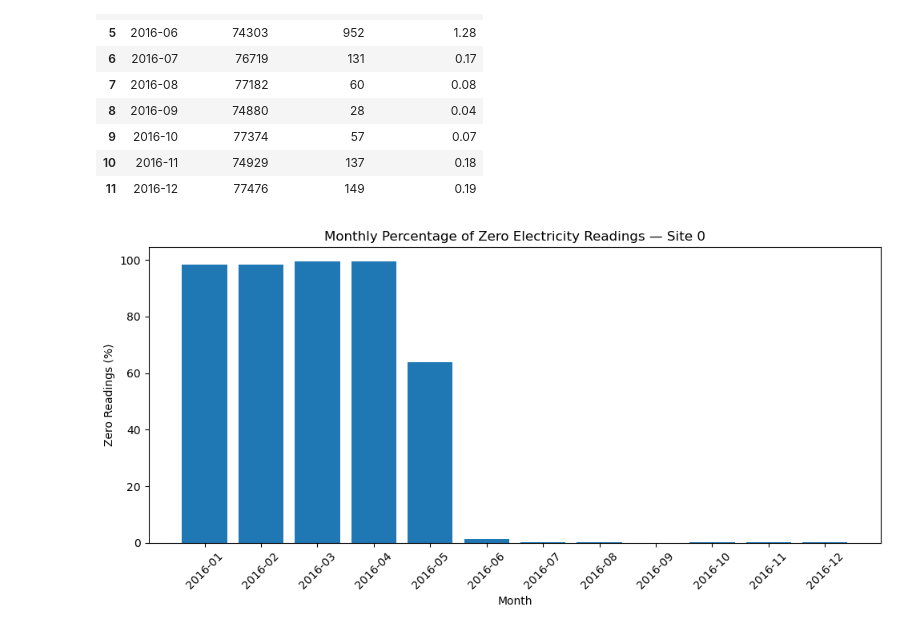
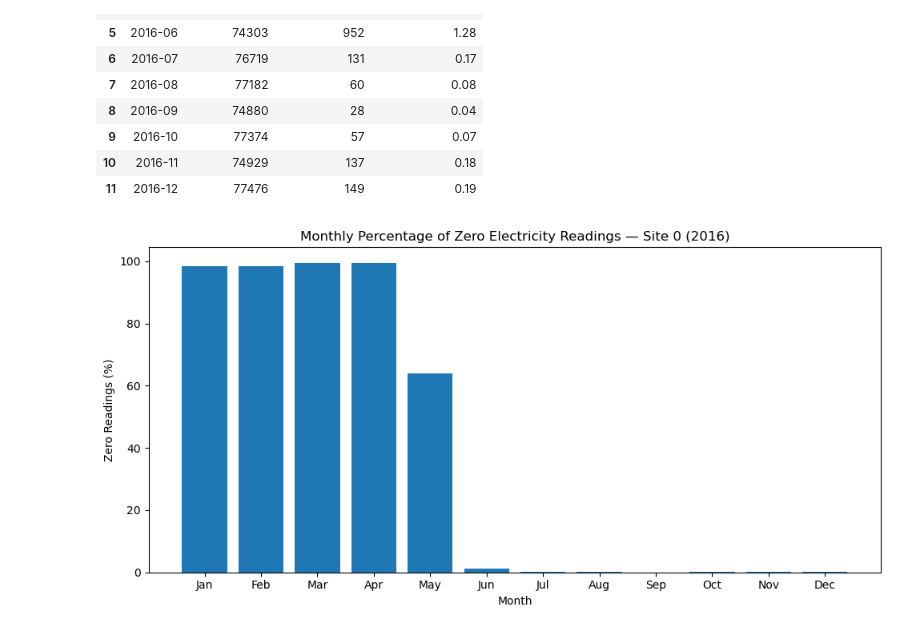
Before and after one commit to fahad9993/bigdata, a Jupyter notebook: notebooks/01_Data_Inspection.ipynb, the cells around one changed output. Saved outputs shown, nothing was run; the diff lists cells and outputs as text; code cells hidden in the pictures.

Commit message:
Abbreviate months on Site 0 zero readings chart

```diff
--- a/notebooks/01_Data_Inspection.ipynb
+++ b/notebooks/01_Data_Inspection.ipynb
@@ -537,20 +537,23 @@ display(site0_monthly)
 | 10 | 2016-11 | 74929 | 137 | 0.18 |
 | 11 | 2016-12 | 77476 | 149 | 0.19 |
 # %%
+month_dates = pd.to_datetime(site0_monthly["month"], format="%Y-%m")
+year = month_dates.dt.year.iloc[0]
+
 plt.figure(figsize=(10, 5))
 
 plt.bar(
     site0_monthly["month"],
     site0_monthly["zero_percentage"]
 )
 
-plt.title("Monthly Percentage of Zero Electricity Readings — Site 0")
+plt.title(f"Monthly Percentage of Zero Electricity Readings — Site 0 ({year})")
 plt.xlabel("Month")
 plt.ylabel("Zero Readings (%)")
-plt.xticks(rotation=45)
+plt.xticks(site0_monthly["month"], month_dates.dt.strftime("%b"))
 
 plt.tight_layout()
 #plt.savefig(FIGURE_DIR / "monthly_percentage_of_zero_electricity_readings_site0.png", bbox_inches="tight")
 plt.show()
 # %% [output]
-[figure, old version]
+[figure, new version]
```
Also changed, not shown: parts of 2 cells of this notebook, 3 other files.
